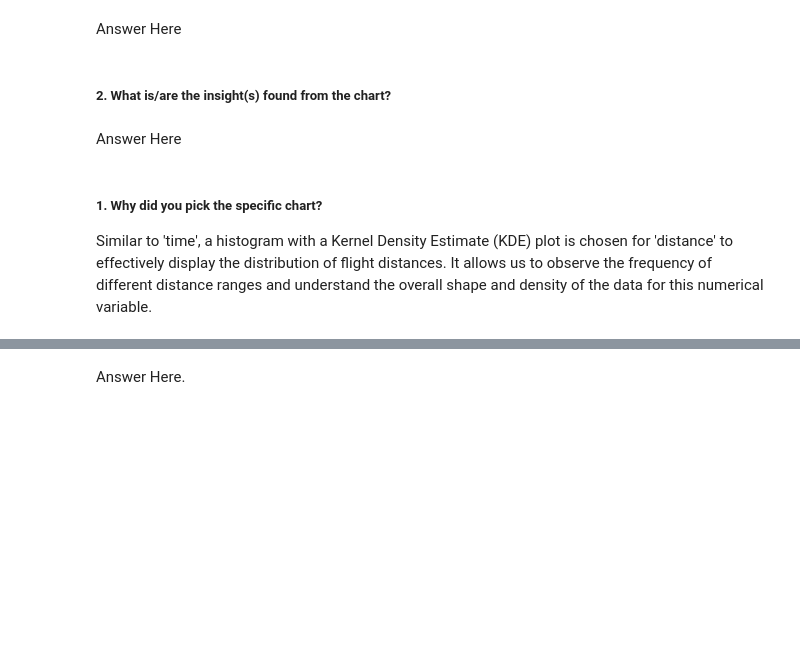
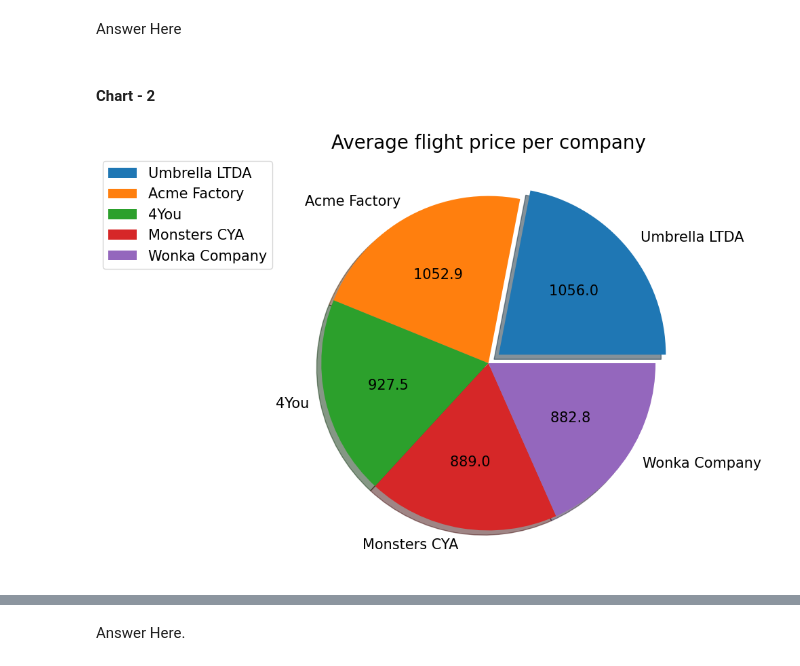
Before and after one commit to amol004/Voyage-Analytics-Integrating-MLOps-in-Travel, a Jupyter notebook: Capstone_Project_Productionization_of_ML_Systems.ipynb, the cells around one changed output, grey strips where cells are left out. Saved outputs shown, nothing was run; the diff lists cells and outputs as text; code cells hidden in the pictures; blank space fills up the shorter version.

```diff
--- a/Capstone_Project_Productionization_of_ML_Systems.ipynb
+++ b/Capstone_Project_Productionization_of_ML_Systems.ipynb
@@ -601,11 +610,24 @@ Answer Here.
 Are there any insights that lead to negative growth? Justify with specific reason.
 # %% [markdown]
 Answer Here
-# %% [markdown]
-##### 2. What is/are the insight(s) found from the chart?
-# %% [markdown]
-Answer Here
-# %% [markdown]
-##### 1. Why did you pick the specific chart?
-
-Similar to 'time', a histogram with a Kernel Density Estimate (KDE) plot is chosen for 'distance' to effectively display the distribution of flight distances. It allows us to observe the frequency of different distance ranges and understand the overall shape and density of the data for this numerical variable.
+# %% [markdown]
+#### Chart - 2
+# %%
+# Chart - 2 visualization code
+# Finding out max average flight price per company
+plt.rcParams['figure.figsize']=(8,8) # figure size
+plt.rcParams['font.size'] = 15 # font size
+ee_company = travel_data.groupby('company')['price'].mean().sort_values(ascending=False)
+# Performing bivariate analysis using groupby
+myexplode_company = [0.08, 0, 0, 0, 0] # Adjusted explode for 5 companies based on previous 'company' unique values
+plt.title('Average flight price per company',fontsize=20) # Title
+
+def func(pct, allvalues):
+    absolute = pct/100.*np.sum(allvalues)
+    return "{:.1f} ".format(absolute)
+
+plt.pie(ee_company,labels=ee_company.index,explode=myexplode_company,autopct=lambda pct: func(pct, ee_company),shadow=True) # Using company names as labels and a custom autopct function
+# Deploying piechart using matplotlib
+plt.legend(bbox_to_anchor=(0,1)); # Used to display and adjust the position of information box that is present on the left side of this pie chart
+# %% [output]
+[figure, added]
```
Also changed, not shown: parts of 11 cells of this notebook.
